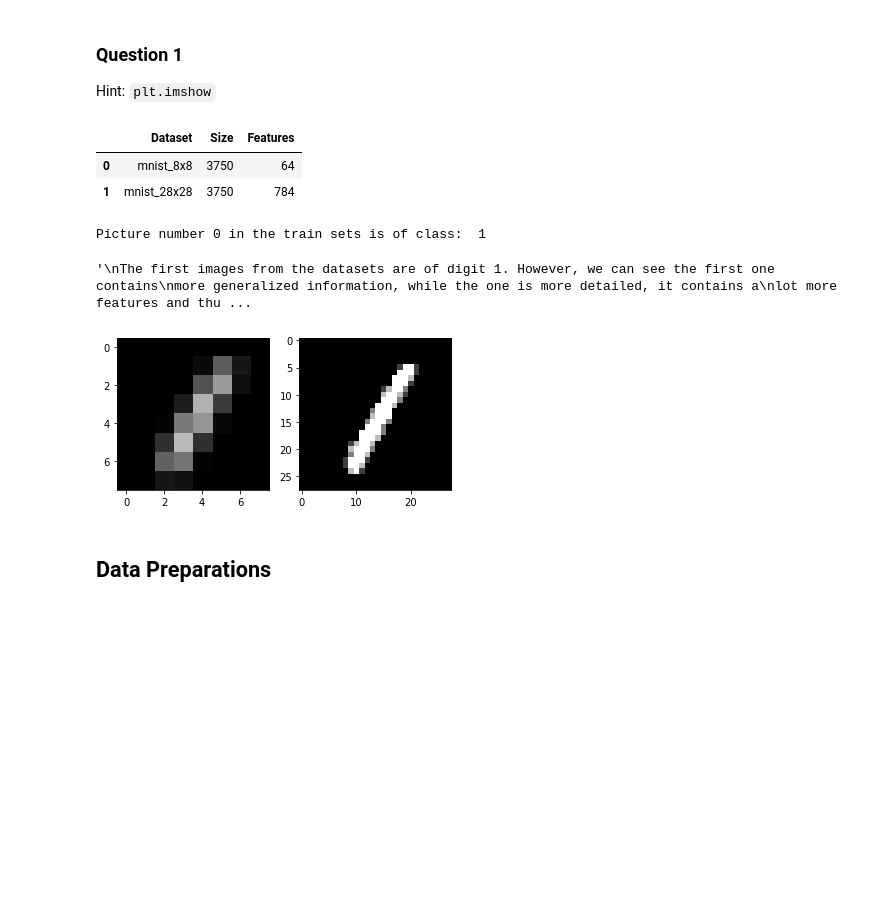
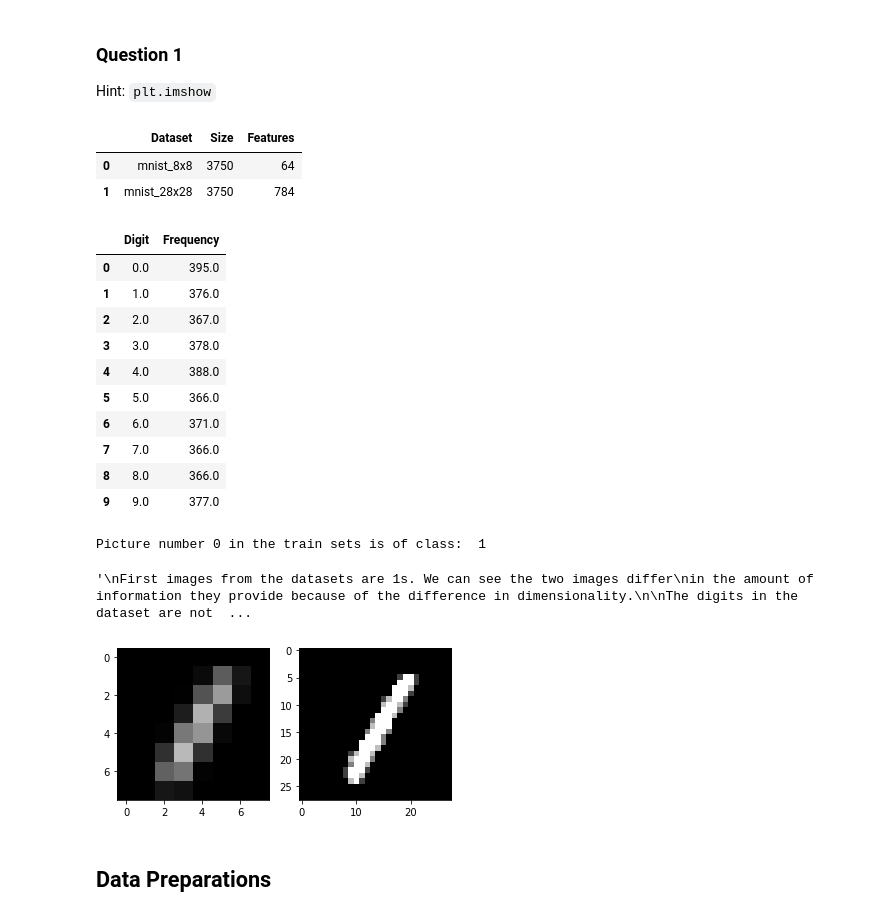
Before and after one commit to KaloyanTanev/ML-final, a Jupyter notebook: MNIST/GROUP_problem_mnist.ipynb, the cells around one changed output. Drawn from its saved outputs; the diff is of its cells as text; code cells hidden in the pictures; blank space fills up the shorter version.

```diff
--- a/MNIST/GROUP_problem_mnist.ipynb
+++ b/MNIST/GROUP_problem_mnist.ipynb
@@ -112,37 +135,65 @@ Hint: `plt.imshow`
 # %%
 dataset_sizes = pd.DataFrame([
     ["mnist_8x8", mnist_8x8_train.shape[0], mnist_8x8_train.shape[1] * mnist_8x8_train.shape[2]],
     ["mnist_28x28", mnist_28x28_train.shape[0], mnist_28x28_train.shape[1] * mnist_28x28_train.shape[2]]],
     columns = ["Dataset", "Size", "Features"]
 )
 
 display(dataset_sizes)
+
+digit_count = np.zeros(20)
+
+for label in train_labels:
+    digit_count[label] += 1
+
+digit_count = digit_count
+
+info = np.zeros(20).reshape(10, 2)
+
+for i in range(10):
+    info[i] = [i, digit_count[i]]
+
+digits_frequency = pd.DataFrame(info, columns=["Digit", "Frequency"])
+
+display(digits_frequency)
 
 print()
 
 i = 0
 print("Picture number {} in the train sets is of class: ".format(i), train_labels[i])
 
 f, axarr = plt.subplots(1,2)
 axarr[0].imshow(mnist_8x8_train[i], cmap='gray', vmin=0, vmax=255)
 axarr[1].imshow(mnist_28x28_train[i], cmap='gray', vmin=0, vmax=255)
 
 """
-The first images from the datasets are of digit 1. However, we can see the first one contains
-more generalized information, while the one is more detailed, it contains a
-lot more features and thus provides more information.
+First images from the datasets are 1s. We can see the two images differ
+in the amount of information they provide because of the difference in dimensionality.
 
-Because we have a large training set - with 3750 samples, this allows for more features
-to be used for training the classifiers. As a result, the presumption is that the
-larger dataset will on average perform better.
+The digits in the dataset are not uniformly distributed, because 0 is predominant,
+while 5 and 7 are least frequent.
+
+Because the data in the second dataset contains more correlation and more redundant information
+the resulting presumption is that the smaller dataset will on average perform better.
 
 """
 # %% [output]
 |  | Dataset | Size | Features |
 | 0 | mnist_8x8 | 3750 | 64 |
 | 1 | mnist_28x28 | 3750 | 784 |
+|  | Digit | Frequency |
+| 0 | 0.0 | 395.0 |
+| 1 | 1.0 | 376.0 |
+| 2 | 2.0 | 367.0 |
+| 3 | 3.0 | 378.0 |
+| 4 | 4.0 | 388.0 |
+| 5 | 5.0 | 366.0 |
+| 6 | 6.0 | 371.0 |
+| 7 | 7.0 | 366.0 |
+| 8 | 8.0 | 366.0 |
+| 9 | 9.0 | 377.0 |
 Picture number 0 in the train sets is of class:  1
-'\nThe first images from the datasets are of digit 1. However, we can see the first one contains\nmore generalized information, while the one is more detailed, it contains a\nlot more features and thu ...
+'\nFirst images from the datasets are 1s. We can see the two images differ\nin the amount of information they provide because of the difference in dimensionality.\n\nThe digits in the dataset are not  ...
 [figure]
 # %% [markdown]
 ##  Data Preparations
```
Also changed, not shown: parts of 13 cells of this notebook, 1 other file.
